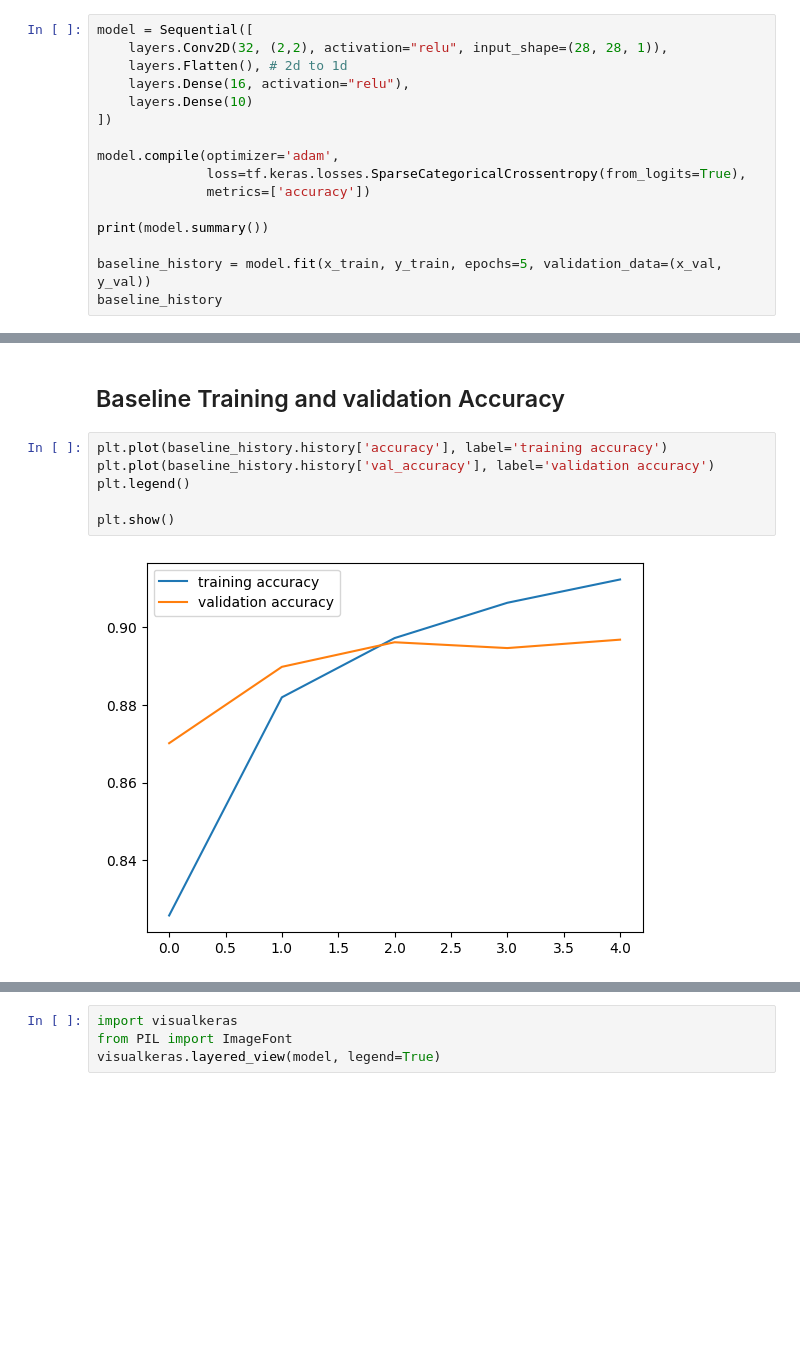
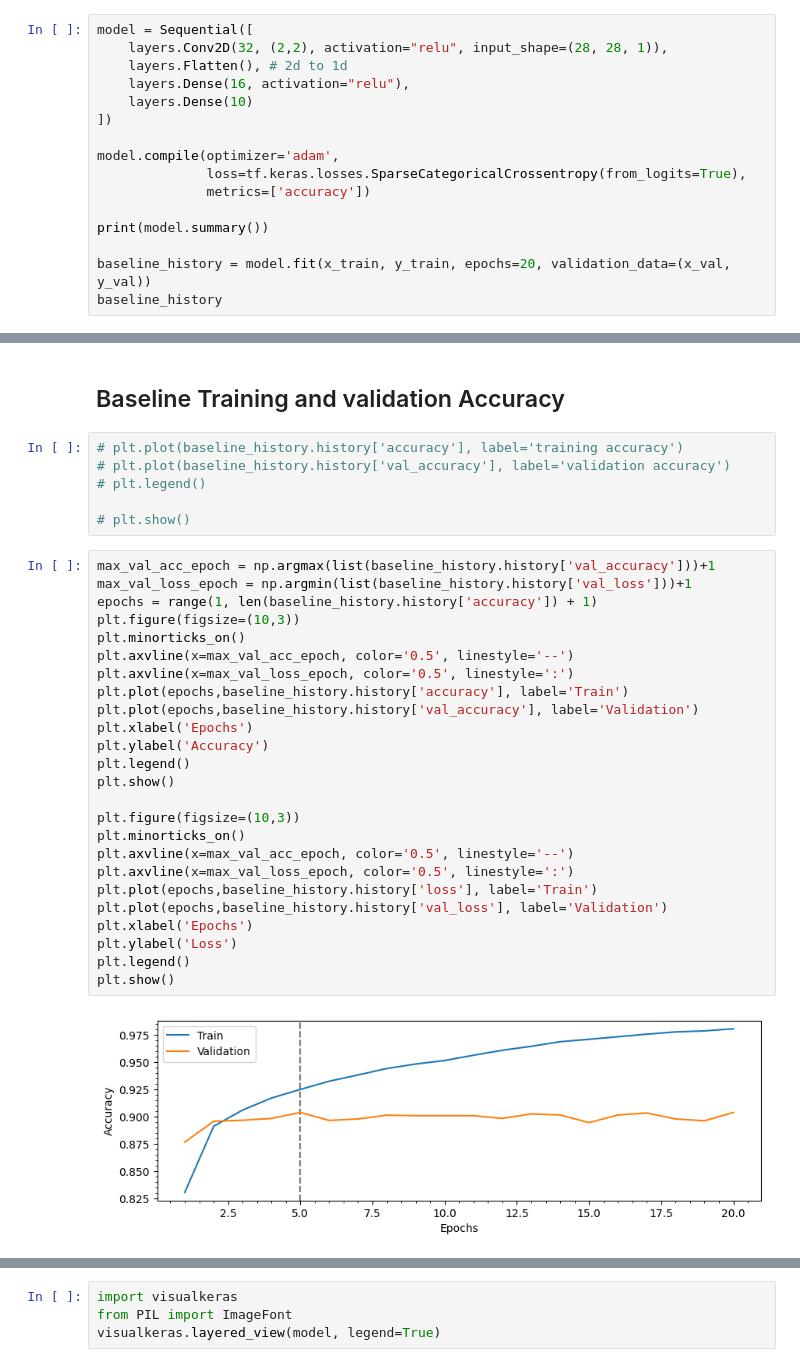
Before and after one commit to Amirrahman19/DeepLearning, a Jupyter notebook: CA1/PartA/fashion-Copy1.ipynb, the cells around one changed output, grey strips where cells are left out. Saved outputs shown, nothing was run; the diff lists cells and outputs as text; blank space fills up the shorter version.

```diff
--- a/CA1/PartA/fashion-Copy1.ipynb
+++ b/CA1/PartA/fashion-Copy1.ipynb
@@ -217,7 +217,7 @@ model.compile(optimizer='adam',
 
 print(model.summary())
 
-baseline_history = model.fit(x_train, y_train, epochs=5, validation_data=(x_val, y_val))
+baseline_history = model.fit(x_train, y_train, epochs=20, validation_data=(x_val, y_val))
 baseline_history
 # %% [output]
 Model: "sequential"
@@ -246,10 +246,35 @@ model.evaluate(x_test, y_test)
 # %% [markdown]
 ## Baseline Training and validation Accuracy
 # %%
-plt.plot(baseline_history.history['accuracy'], label='training accuracy')
-plt.plot(baseline_history.history['val_accuracy'], label='validation accuracy')
-plt.legend()
+# plt.plot(baseline_history.history['accuracy'], label='training accuracy')
+# plt.plot(baseline_history.history['val_accuracy'], label='validation accuracy')
+# plt.legend()
 
-plt.show()
+# plt.show()
-# %% [output]
-[figure, removed]
+# %%
+max_val_acc_epoch = np.argmax(list(baseline_history.history['val_accuracy']))+1
+max_val_loss_epoch = np.argmin(list(baseline_history.history['val_loss']))+1
+epochs = range(1, len(baseline_history.history['accuracy']) + 1)
+plt.figure(figsize=(10,3))
+plt.minorticks_on()
+plt.axvline(x=max_val_acc_epoch, color='0.5', linestyle='--')
+plt.axvline(x=max_val_loss_epoch, color='0.5', linestyle=':')
+plt.plot(epochs,baseline_history.history['accuracy'], label='Train')
+plt.plot(epochs,baseline_history.history['val_accuracy'], label='Validation')
+plt.xlabel('Epochs')
+plt.ylabel('Accuracy')
+plt.legend()
+plt.show()
+
+plt.figure(figsize=(10,3))
+plt.minorticks_on()
+plt.axvline(x=max_val_acc_epoch, color='0.5', linestyle='--')
+plt.axvline(x=max_val_loss_epoch, color='0.5', linestyle=':')
+plt.plot(epochs,baseline_history.history['loss'], label='Train')
+plt.plot(epochs,baseline_history.history['val_loss'], label='Validation')
+plt.xlabel('Epochs')
+plt.ylabel('Loss')
+plt.legend()
+plt.show()
+# %% [output]
+[figure, added]
```
Also changed, not shown: parts of 23 cells of this notebook, 3 other files.
